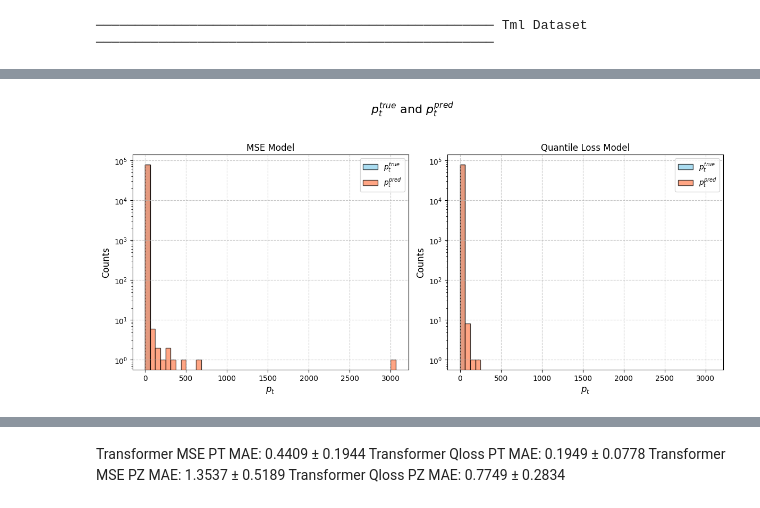
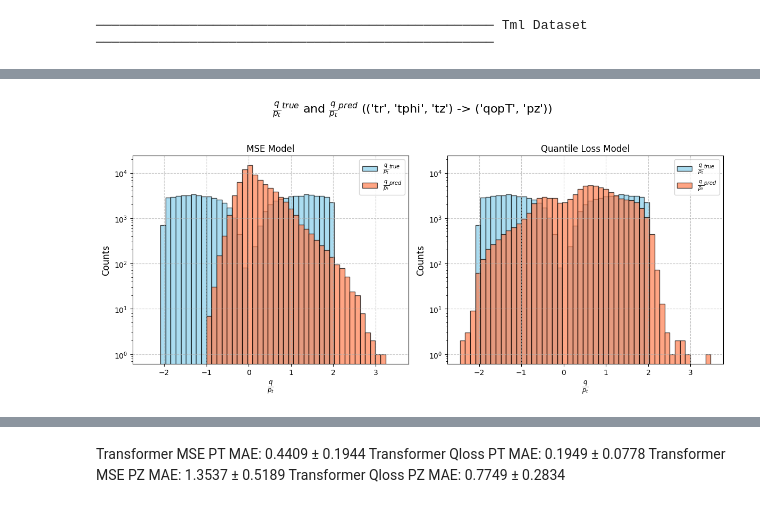
Before and after one commit to CouthuresJeremy/TrackFormer, a Jupyter notebook: dataanalysis.ipynb, the cells around one changed output, grey strips where cells are left out. Drawn from its saved outputs; the diff is of its cells as text; code cells hidden in the pictures.

Commit message:
Notebook improve plotting

```diff
--- a/dataanalysis.ipynb
+++ b/dataanalysis.ipynb
@@ -20,11 +20,11 @@ config = {
 }
 # %%
 config["input_variables"] = ["tx", "ty", "tz"]
-# config["input_variables"] = ["tr", "tphi", "tz"]
+config["input_variables"] = ["tr", "tphi", "tz"]
 # config["input_variables"] = ["tr", "dphi", "tz"]
 
-config["output_variables"] = ['pT', 'pz']
-# config["output_variables"] = ['qopT', 'pz']
+# config["output_variables"] = ['pT', 'pz']
+config["output_variables"] = ['qopT', 'pz']
 
 dataset_name = "TrackML_kaggle"
 dataset_name = "TrackML_zenodo"
@@ -85,5 +86,6 @@ if "mse_inv_dir" in available_models:
 # %%
 target_labels = ["p_t", "p_z"]
+target_labels = [r"\frac{q}{p_t}", "p_z"]
 # %%
 output_dir = Path("Results/TrackML/")
 
@@ -91,7 +93,9 @@ input_variables = "".join(config["input_variables"]).replace("t", "")
 
 output_variables = "_".join(config["output_variables"]).replace("pT", "p_t").replace("p_", "p")
 
-experiment_name = f"{input_variables}_n_hits_{config['min_hits']}_{output_variables}_POC_{dataset_name}"
+experiment_name = f"{input_variables}_n_hits_{config['min_hits']}_{output_variables}_POC_{dataset_name}" # + "_mse_inv_as_qloss"
+if target_labels[0] == "p_t" and config["output_variables"][0] == "qopT":
+    experiment_name += "_qopt_as_pt"
 
 output_dir = output_dir / experiment_name
 
@@ -195,7 +194,7 @@ with torch.no_grad():
         p_pred_qloss = qloss_transf_tt_model(input, mask=mask)
         p_true = target
 
-        if config["output_variables"][0] == "qopT":
+        if config["output_variables"][0] == "qopT" and target_labels[0] == "p_t":
             # Convert q/pT to pT
             p_pred_mse[:, 0] = 1/np.abs(p_pred_mse[:, 0])
             p_pred_qloss[:, 0] = 1/np.abs(p_pred_qloss[:, 0])
@@ -1320,10 +1724,10 @@ def plot_pi():
         pi_pred_mse_list = np.array(p_pred_mse_list)[:, var_index]
         pi_pred_qloss_list = np.array(p_pred_qloss_list)[:, var_index]
 
-        title = f"${var}^{{true}}$ and ${var}^{{pred}}$"
+        title = f"${var}^{{true}}$ and ${var}^{{pred}}$ ({tuple(config['input_variables'])} -> {tuple(config['output_variables'])})"
         true_label = f"${var}^{{true}}$"
         pred_label = f"${var}^{{pred}}$"
-        xlabel = f"${var}$"
+        xlabel = f"${var}$" + (" [GeV]" if var.startswith("p") else "")
         filename = f"{var}_true_and_{var}_pred.png"
         filename = output_dir / filename
 
@@ -1373,31 +1777,31 @@ def plot_pi():
             bins=bins,
             alpha=0.7,
             label=true_label,
             color="skyblue",
             edgecolor="black",
         )
         plt.hist(
             pi_pred_qloss_list,
             bins=bins,
             alpha=0.7,
             label=pred_label,
             color="coral",
             edgecolor="black",
         )
         plt.xlabel(xlabel, fontsize=12)
         plt.ylabel("Counts", fontsize=12)
         plt.yscale("log")
         plt.grid(True, linestyle="--", alpha=0.7)
         plt.title("Quantile Loss Model")
         plt.legend()
 
         sync_plot_limits()
 
         plt.tight_layout(rect=[0, 0.03, 1, 0.95])
         plt.savefig(filename, format="png")
         plt.show()
 
 
 plot_pi()
 # %% [output]
-[figure, old version]
+[figure, new version]
```
Also changed, not shown: parts of 30 cells of this notebook.
